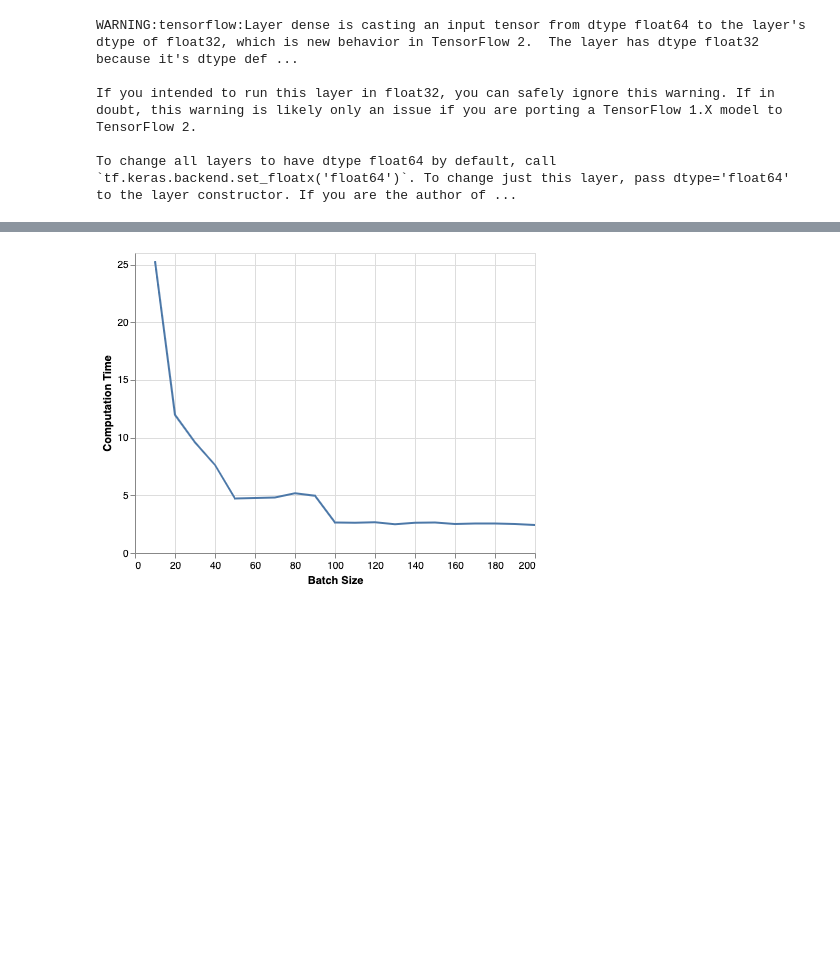
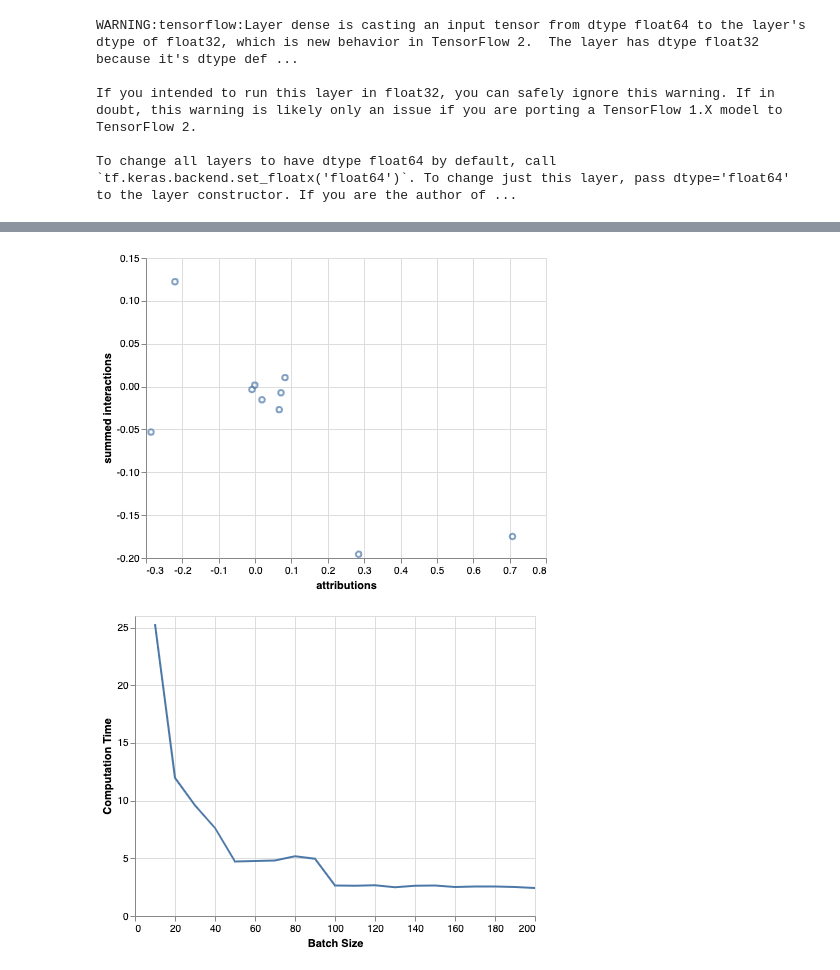
Before and after one commit to suinleelab/path_explain, a Jupyter notebook: unit_tests/test_compile_interactions.ipynb, the cells around one changed output, grey strips where cells are left out. Drawn from its saved outputs; the diff is of its cells as text; code cells hidden in the pictures; blank space fills up the shorter version.

```diff
--- a/unit_tests/test_compile_interactions.ipynb
+++ b/unit_tests/test_compile_interactions.ipynb
@@ -18,7 +18,7 @@ inputs = np.random.randn(50, 10)
 # %%
 model = tf.keras.models.Sequential()
 model.add(tf.keras.layers.Input(10, dtype=tf.float32))
-model.add(tf.keras.layers.Dense(5, activation=tf.keras.activations.relu, use_bias=True))
+model.add(tf.keras.layers.Dense(5, activation=tf.keras.activations.softplus, use_bias=True))
 model.add(tf.keras.layers.Dense(1, activation=None, use_bias=False))
 # %%
 explainer = PathExplainerTF(model)
@@ -45,0 +84,15 @@ interactions.shape
+# %%
+use_expectation = False
+num_samples = 300
+current_alphas = explainer._sample_alphas(num_samples=num_samples, use_expectation=use_expectation, use_product=True)
+
+interactions = explainer._single_interaction(inputs[0], np.zeros((1, 10)),
+                              current_alphas, num_samples=num_samples, batch_size=100,
+                              use_expectation=use_expectation, output_index=0,
+                              interaction_index=None)
+# %%
+attributions = explainer.attributions(inputs[0:1], np.zeros((1, 10)),
+                     batch_size=100, num_samples=num_samples,
+                     use_expectation=use_expectation, output_indices=[0] * len(inputs),
+                     verbose=False)
+attributions = attributions[0]
@@ -46,3 +122,15 @@ interactions.shape
+# %%
+summed_interactions = np.sum(interactions, axis=1)
+data_df = pd.DataFrame({
+    'attributions': attributions.flatten(),
+    'summed interactions': summed_interactions.flatten()
+})
+alt.Chart(data_df).mark_point().encode(
+    alt.X('attributions:Q'),
+    alt.Y('summed interactions:Q')
+)
+# %% [output]
+[figure, added]
 # %%
 batch_sizes = np.linspace(10, 200, 20).astype(int)
 times = []
```
Also changed, not shown: parts of 9 cells of this notebook, 6 other files.
